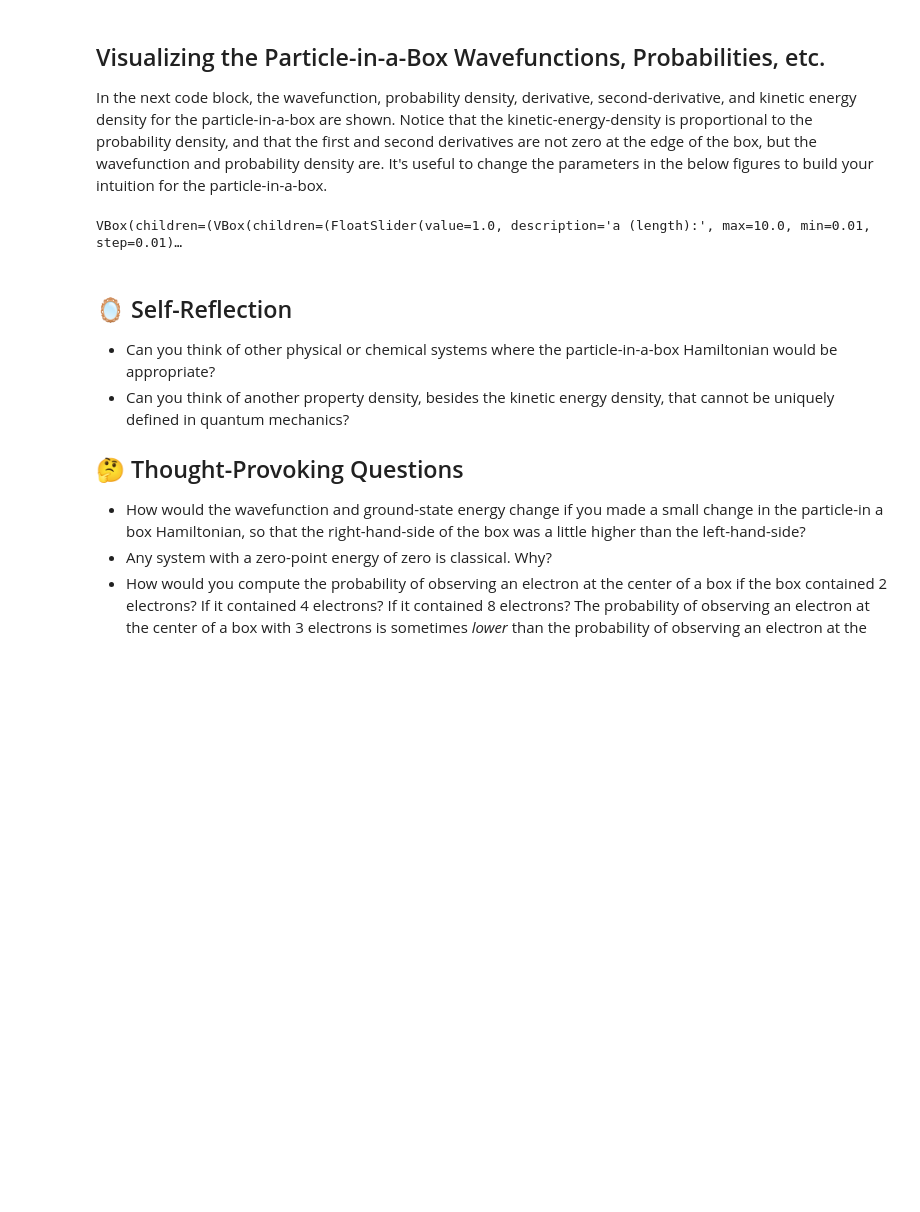
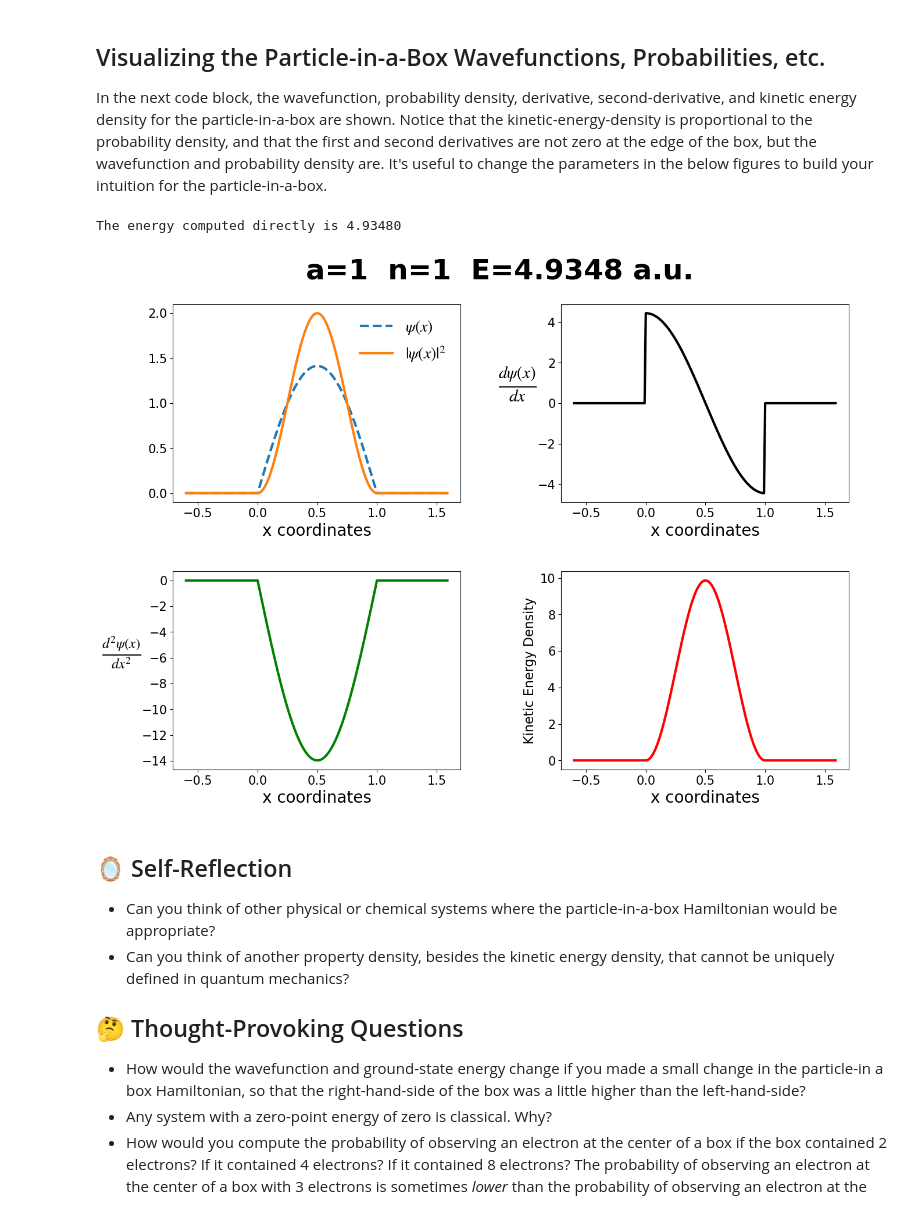
Before and after one commit to QC-Edu/IntroQM, a Jupyter notebook: _build/html/_sources/ipynb/ParticleIn1DBox.ipynb, the cells around one changed output. Cells and saved outputs as stored; diff of their text form; code cells hidden in the pictures; blank space fills up the shorter version.

Commit message:
delete sliders

```diff
--- a/_build/html/_sources/ipynb/ParticleIn1DBox.ipynb
+++ b/_build/html/_sources/ipynb/ParticleIn1DBox.ipynb
@@ -737,34 +649,6 @@ VBox(children=(VBox(children=(FloatSlider(value=1.0, description='a (length):',
 ## Visualizing the Particle-in-a-Box Wavefunctions, Probabilities, etc.
 In the next code block, the wavefunction, probability density, derivative, second-derivative, and kinetic energy density for the particle-in-a-box are shown. Notice that the kinetic-energy-density is proportional to the probability density, and that the first and second derivatives are not zero at the edge of the box, but the wavefunction and probability density are. It's useful to change the parameters in the below figures to build your intuition for the particle-in-a-box.
 # %%
-#The next few lines just set up the sliders for setting parameters.
-#Principle quantum number slider:
-n = widgets.IntSlider(
-    value=1,
-    min=1,
-    max=10,
-    step=1,
-    description='n (quant. #):',
-    disabled=False,
-    continuous_update=True,
-    orientation='horizontal',
-    readout=True,
-    readout_format='d')
-
-#Box length slider:
-a = widgets.FloatSlider(
-    value=1,
-    min=.01,
-    max=10.0,
-    step=0.01,
-    description='a (length):',
-    disabled=False,
-    continuous_update=True,
-    orientation='horizontal',
-    readout=True,
-    readout_format='.2f',
-)
-
 #This next bit of code makes the plots and prints out the energy
 def make_plots(a, n):
     #check the computed values of the moments against the analytic formula
@@ -805,36 +689,42 @@ def make_plots(a, n):
     ax1.set_xlabel('x coordinates', fontsize=20)
 
     # plot 2
     ax2.plot(x, d1, linewidth=3, c='k')
     ax2.set_xlabel('x coordinates', fontsize=20)
     ax2.set_ylabel(r'$\frac{d\psi(x)}{dx}$', fontsize=30, rotation=0, labelpad=25)
 
     # plot 3
     ax3.plot(x, d2, linewidth=3, c='g', )
     ax3.set_xlabel('x coordinates', fontsize=20)
     ax3.set_ylabel(r'$\frac{d^2\psi(x)}{dx^2}$', fontsize=25, rotation=0, labelpad=25)
 
     # plot 4
     ax4.plot(x, kin, linewidth=3, c='r')
     ax4.set_xlabel('x coordinates', fontsize=20)
     ax4.set_ylabel('Kinetic Energy Density', fontsize=16)
 
     # adjust spacing between plots
     plt.subplots_adjust(left=0.125,
                     bottom=0.1,
                     right=0.9,
                     top=0.9,
                     wspace=0.35,
                     hspace=0.35)
     #Show Plot
     plt.show()
 
 
-out = widgets.interactive_output(make_plots, {'a': a, 'n': n})
+#Principle quantum number slider:
+n = 1
 
-widgets.VBox([widgets.VBox([a, n]),out])
+#Box length slider:
+a = 1
+
+
+make_plots(a, n)
 # %% [output]
-VBox(children=(VBox(children=(FloatSlider(value=1.0, description='a (length):', max=10.0, min=0.01, step=0.01)…
+The energy computed directly is 4.93480
+[figure, added]
 # %% [markdown]
 ## &#x1fa9e; Self-Reflection
 - Can you think of other physical or chemical systems where the particle-in-a-box Hamiltonian would be appropriate?
```
Also changed, not shown: parts of 4 cells of this notebook, 19 other files.
